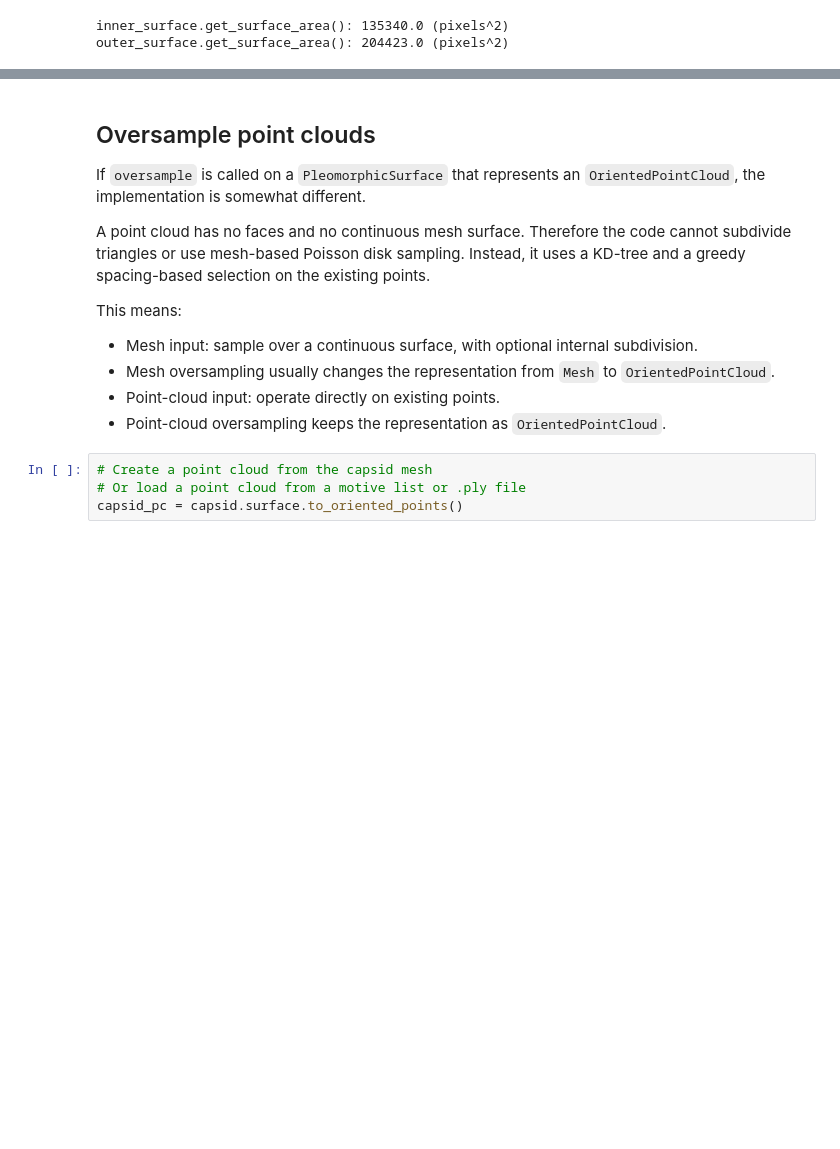
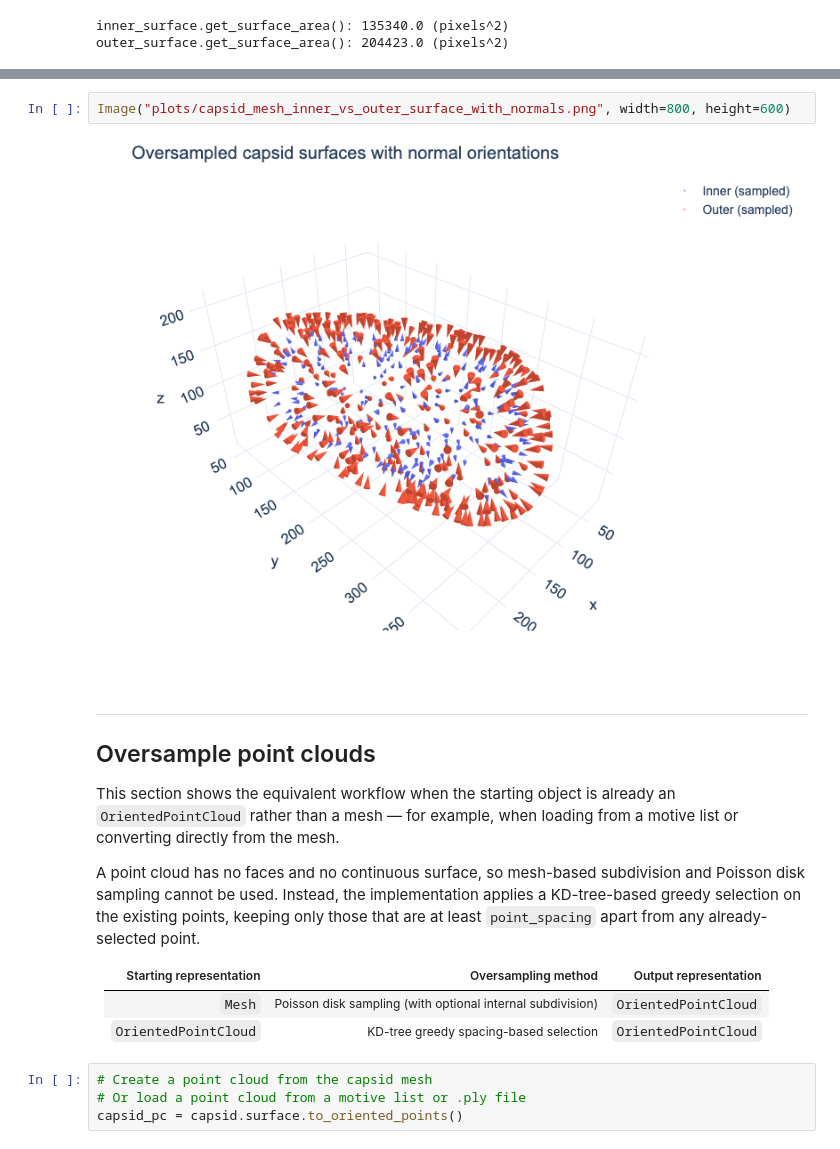
Before and after one commit to turonova/cryoCAT, a Jupyter notebook: docs/source/tutorials/surface_sampling/oversample_capsid.ipynb, the cells around one changed output, grey strips where cells are left out. Cells and saved outputs as stored; diff of their text form; blank space fills up the shorter version.

```diff
--- a/docs/source/tutorials/surface_sampling/oversample_capsid.ipynb
+++ b/docs/source/tutorials/surface_sampling/oversample_capsid.ipynb
@@ -177,16 +237,20 @@ Number of points in outer_surface_oversampled: 2300
+# %%
+Image("plots/capsid_mesh_inner_vs_outer_surface_with_normals.png", width=800, height=600)
+# %% [output]
+[figure, added]
 # %% [markdown]
+---
+
 ## Oversample point clouds
 
-If `oversample` is called on a `PleomorphicSurface` that represents an `OrientedPointCloud`, the implementation is somewhat different.
+This section shows the equivalent workflow when the starting object is already an `OrientedPointCloud` rather than a mesh — for example, when loading from a motive list or converting directly from the mesh.
 
-A point cloud has no faces and no continuous mesh surface. Therefore the code cannot subdivide triangles or use mesh-based Poisson disk sampling. Instead, it uses a KD-tree and a greedy spacing-based selection on the existing points.
+A point cloud has no faces and no continuous surface, so mesh-based subdivision and Poisson disk sampling cannot be used. Instead, the implementation applies a KD-tree-based greedy selection on the existing points, keeping only those that are at least `point_spacing` apart from any already-selected point.
 
-This means:
-
-- Mesh input: sample over a continuous surface, with optional internal subdivision.
-- Mesh oversampling usually changes the representation from `Mesh` to `OrientedPointCloud`.
-- Point-cloud input: operate directly on existing points.
-- Point-cloud oversampling keeps the representation as `OrientedPointCloud`.
+| Starting representation | Oversampling method | Output representation |
+|------------------------|--------------------|-----------------------|
+| `Mesh` | Poisson disk sampling (with optional internal subdivision) | `OrientedPointCloud` |
+| `OrientedPointCloud` | KD-tree greedy spacing-based selection | `OrientedPointCloud` |
 # %%
 # Create a point cloud from the capsid mesh
 # Or load a point cloud from a motive list or .ply file
```
Also changed, not shown: parts of 35 cells of this notebook, 3 other files.
